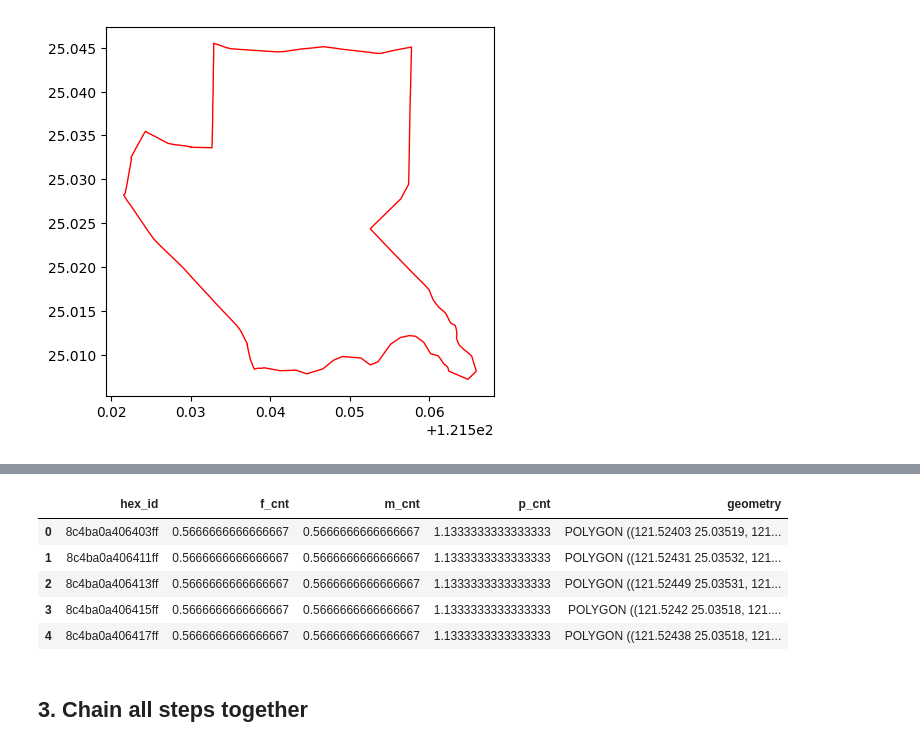
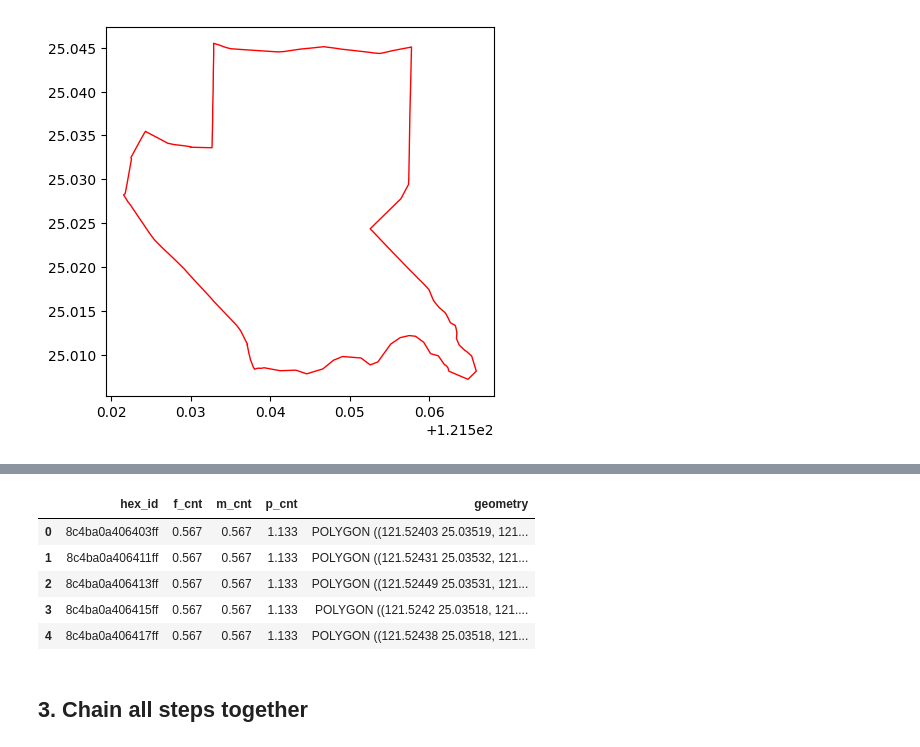
Before and after one commit to CityScience-TaipeiTech/h3_aggregation, a Jupyter notebook: docs/source/usage/03_hbase_data.ipynb, the cells around one changed output, grey strips where cells are left out. Saved outputs shown, nothing was run; the diff lists cells and outputs as text; code cells hidden in the pictures.

```diff
--- a/docs/source/usage/03_hbase_data.ipynb
+++ b/docs/source/usage/03_hbase_data.ipynb
@@ -86,6 +86,8 @@ shape: (5, 1)
 | "8c4ba0a406415ff" |
 | "8c4ba0a406417ff" |
 # %%
+import polars as pl
+
 result = (
     toolkit
     .fetch_from_hbase(
@@ -93,6 +95,9 @@ result = (
         column_family = 'demographic',
         column_qualifier = ['p_cnt', 'f_cnt', 'm_cnt'],
     )
+
+    # Convert str to float and round to 3 decimal places
+    .apply(lambda df: df.with_columns([pl.col(pl.Utf8).exclude('hex_id').cast(pl.Float64).round(3)]))
 )
 
 result.get_result(return_geometry=True).head()
@@ -102,9 +107,9 @@ INFO:h3_toolkit.hbase:2024-09-25 18:12:38 - `fetch_from_hbase` - Finish fetching
 |  | hex_id | f_cnt | m_cnt | p_cnt | geometry |
-| 0 | 8c4ba0a406403ff | 0.5666666666666667 | 0.5666666666666667 | 1.1333333333333333 | POLYGON ((121.52403 25.03519, 121... |
-| 1 | 8c4ba0a406411ff | 0.5666666666666667 | 0.5666666666666667 | 1.1333333333333333 | POLYGON ((121.52431 25.03532, 121... |
-| 2 | 8c4ba0a406413ff | 0.5666666666666667 | 0.5666666666666667 | 1.1333333333333333 | POLYGON ((121.52449 25.03531, 121... |
-| 3 | 8c4ba0a406415ff | 0.5666666666666667 | 0.5666666666666667 | 1.1333333333333333 | POLYGON ((121.5242 25.03518, 121.... |
-| 4 | 8c4ba0a406417ff | 0.5666666666666667 | 0.5666666666666667 | 1.1333333333333333 | POLYGON ((121.52438 25.03518, 121... |
+| 0 | 8c4ba0a406403ff | 0.567 | 0.567 | 1.133 | POLYGON ((121.52403 25.03519, 121... |
+| 1 | 8c4ba0a406411ff | 0.567 | 0.567 | 1.133 | POLYGON ((121.52431 25.03532, 121... |
+| 2 | 8c4ba0a406413ff | 0.567 | 0.567 | 1.133 | POLYGON ((121.52449 25.03531, 121... |
+| 3 | 8c4ba0a406415ff | 0.567 | 0.567 | 1.133 | POLYGON ((121.5242 25.03518, 121.... |
+| 4 | 8c4ba0a406417ff | 0.567 | 0.567 | 1.133 | POLYGON ((121.52438 25.03518, 121... |
 # %% [markdown]
 ## 3. Chain all steps together
 # %%
```
Also changed, not shown: parts of 4 cells of this notebook, 6 other files.
